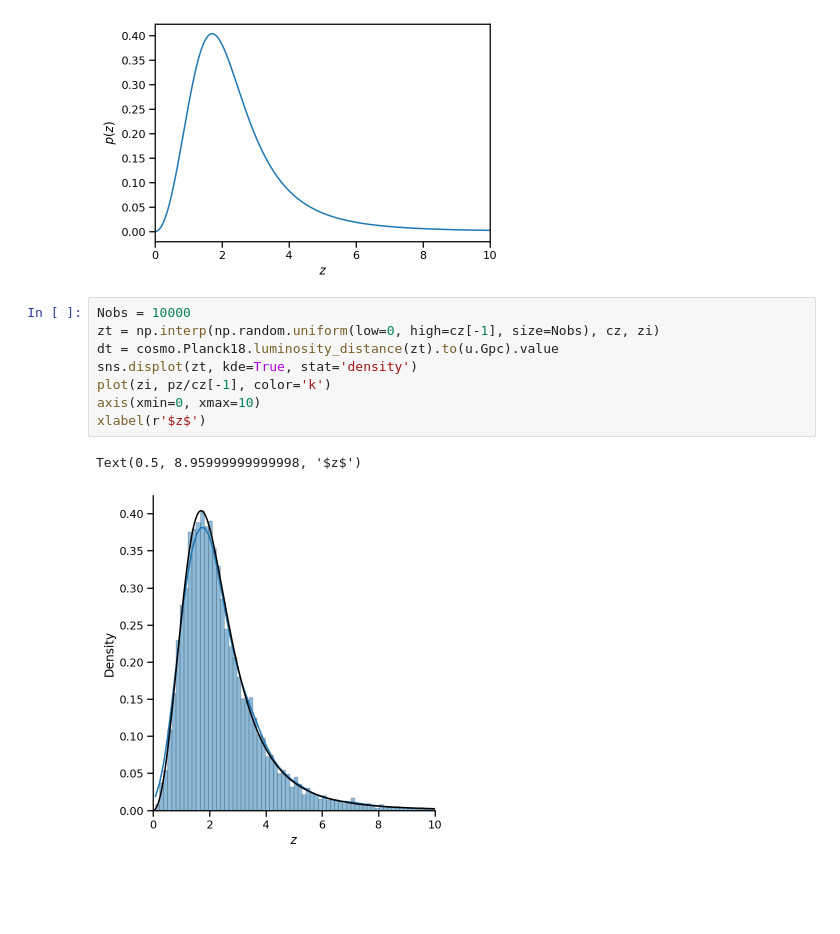
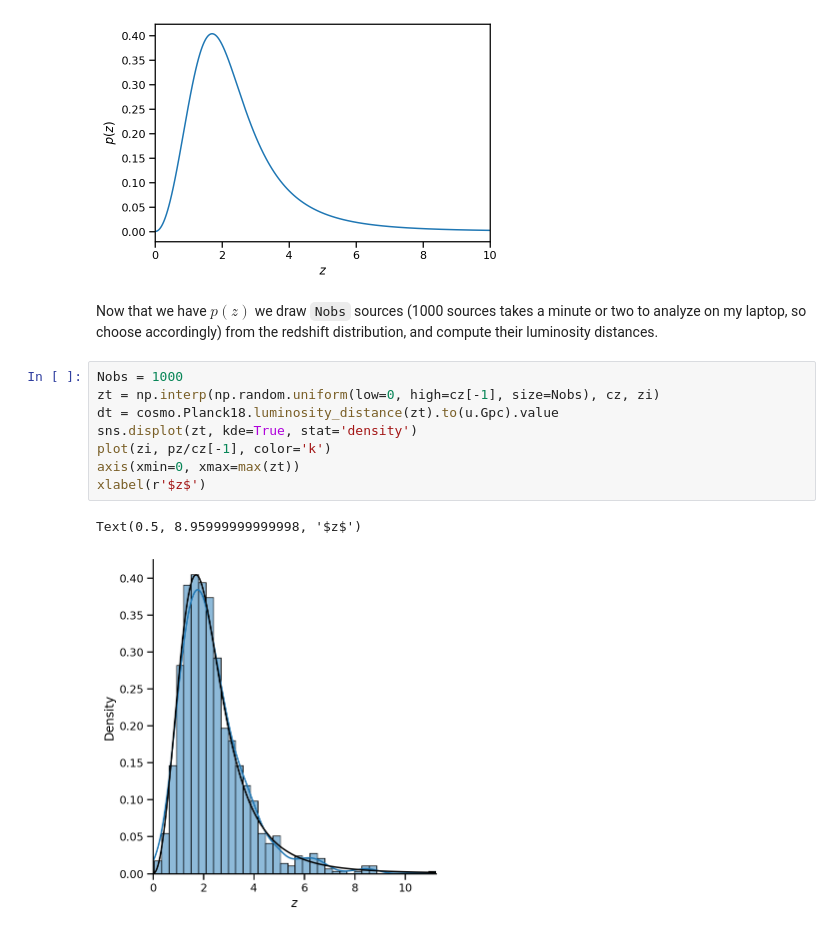
Before and after one commit to farr/PymcCosmology, a Jupyter notebook: notebooks/examples.ipynb, the cells around one changed output. Saved outputs shown, nothing was run; the diff lists cells and outputs as text; blank space fills up the shorter version.

```diff
--- a/notebooks/examples.ipynb
+++ b/notebooks/examples.ipynb
@@ -74,14 +114,16 @@ ylabel(r'$p(z)$')
 # %% [output]
 Text(0, 0.5, '$p(z)$')
 [figure]
+# %% [markdown]
+Now that we have $p(z)$ we draw `Nobs` sources (1000 sources takes a minute or two to analyze on my laptop, so choose accordingly) from the redshift distribution, and compute their luminosity distances.
 # %%
-Nobs = 10000
+Nobs = 1000
 zt = np.interp(np.random.uniform(low=0, high=cz[-1], size=Nobs), cz, zi)
 dt = cosmo.Planck18.luminosity_distance(zt).to(u.Gpc).value
 sns.displot(zt, kde=True, stat='density')
 plot(zi, pz/cz[-1], color='k')
-axis(xmin=0, xmax=10)
+axis(xmin=0, xmax=max(zt))
 xlabel(r'$z$')
 # %% [output]
 Text(0.5, 8.95999999999998, '$z$')
-[figure, old version]
+[figure, new version]
```
Also changed, not shown: parts of 28 cells of this notebook.
